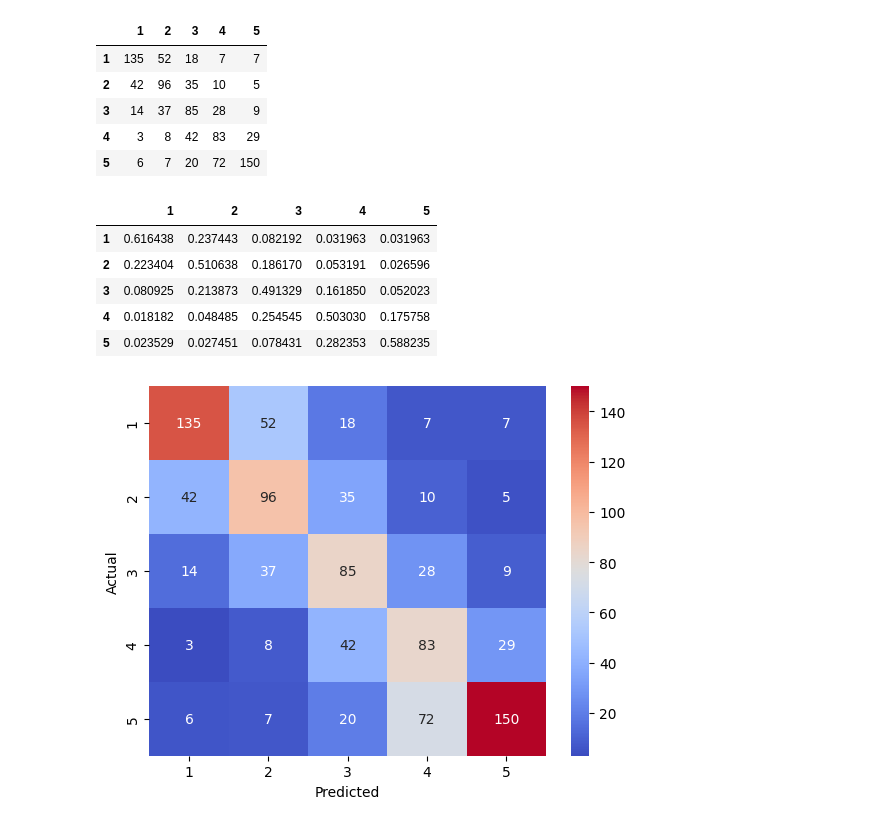
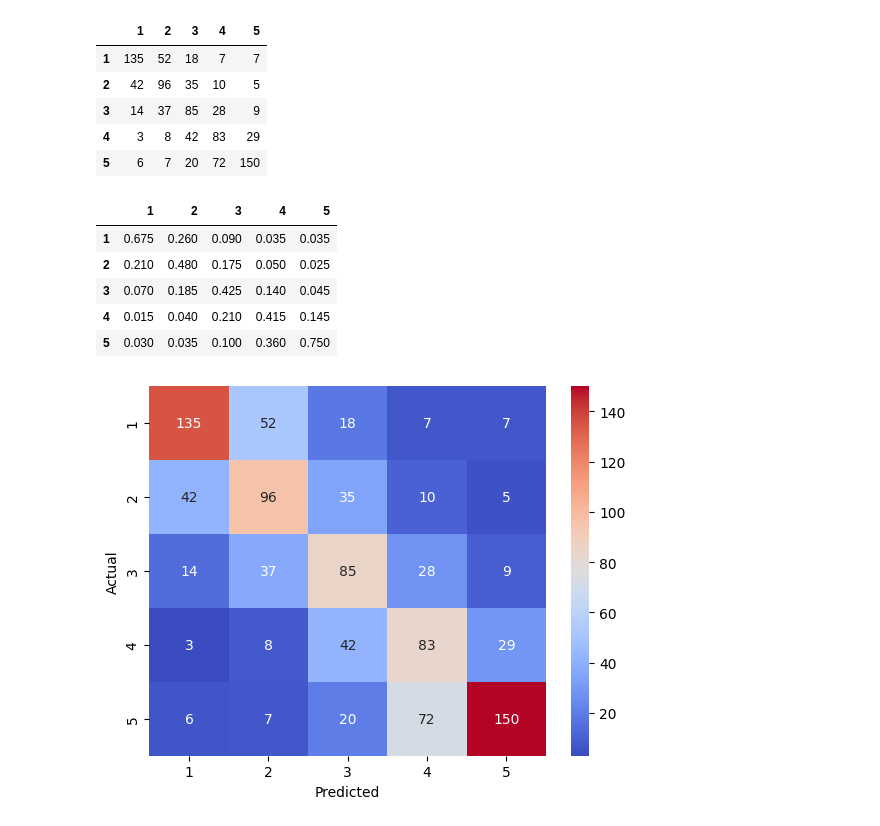
Before and after one commit to developer-onizuka/MachineLearningOnAWS, a Jupyter notebook: Fine-Tuning.ipynb, the cells around one changed output. Saved outputs shown, nothing was run; the diff lists cells and outputs as text; code cells hidden in the pictures.

```diff
--- a/Fine-Tuning.ipynb
+++ b/Fine-Tuning.ipynb
@@ -418,9 +418,10 @@ plot_accracy(history)
 # %%
 df = pd.read_parquet("/mnt/amazon_reviews_2015.snappy.parquet",columns=["star_rating","review_id","review_body"])
 # %%
+numOfSample=200
 for i in range(1,6):
     new_df = 'df' + str(i)
-    globals()[new_df] = df[df['star_rating'] == i].sample(n=200)
+    globals()[new_df] = df[df['star_rating'] == i].sample(n=numOfSample)
 # %%
 test_df = pd.concat([df1,df2,df3,df4,df5])
 # %%
@@ -511,30 +512,26 @@ cm_df
 | 3 | 14 | 37 | 85 | 28 | 9 |
 | 4 | 3 | 8 | 42 | 83 | 29 |
 | 5 | 6 | 7 | 20 | 72 | 150 |
-# %%
-arrayX = []
-for array in cm:
-    temp = []
-    # print(array)
-    for i in range(len(array)):
-        # print(array[i])
-        sumvalue = array.sum()
-        # print(maxvalue)
-        # print(array[i])
-        # print(array[i]/maxvalue)
-        temp.append(array[i]/sumvalue)
-    arrayX.append(temp)
-
-# print(arrayX)
-arrayX_df = pd.DataFrame(arrayX, index=CLASSES, columns=CLASSES)
-arrayX_df
-# %% [output]
-|  | 1 | 2 | 3 | 4 | 5 |
-| 1 | 0.616438 | 0.237443 | 0.082192 | 0.031963 | 0.031963 |
-| 2 | 0.223404 | 0.510638 | 0.186170 | 0.053191 | 0.026596 |
-| 3 | 0.080925 | 0.213873 | 0.491329 | 0.161850 | 0.052023 |
-| 4 | 0.018182 | 0.048485 | 0.254545 | 0.503030 | 0.175758 |
-| 5 | 0.023529 | 0.027451 | 0.078431 | 0.282353 | 0.588235 |
+# %%
+arrayX = []
+for array in cm:
+    temp = []
+    # print(array)
+    for i in range(len(array)):
+        # print(array[i])
+        temp.append(array[i]/numOfSample)
+    arrayX.append(temp)
+
+# print(arrayX)
+arrayX_df = pd.DataFrame(arrayX, index=CLASSES, columns=CLASSES)
+arrayX_df
+# %% [output]
+|  | 1 | 2 | 3 | 4 | 5 |
+| 1 | 0.675 | 0.260 | 0.090 | 0.035 | 0.035 |
+| 2 | 0.210 | 0.480 | 0.175 | 0.050 | 0.025 |
+| 3 | 0.070 | 0.185 | 0.425 | 0.140 | 0.045 |
+| 4 | 0.015 | 0.040 | 0.210 | 0.415 | 0.145 |
+| 5 | 0.030 | 0.035 | 0.100 | 0.360 | 0.750 |
 # %%
 sns.heatmap(cm_df, annot=True, annot_kws={"fontsize":10}, cmap='coolwarm', fmt='d', xticklabels=CLASSES, yticklabels=CLASSES)
 plt.xlabel('Predicted')
```
Also changed, not shown: parts of 4 cells of this notebook.
